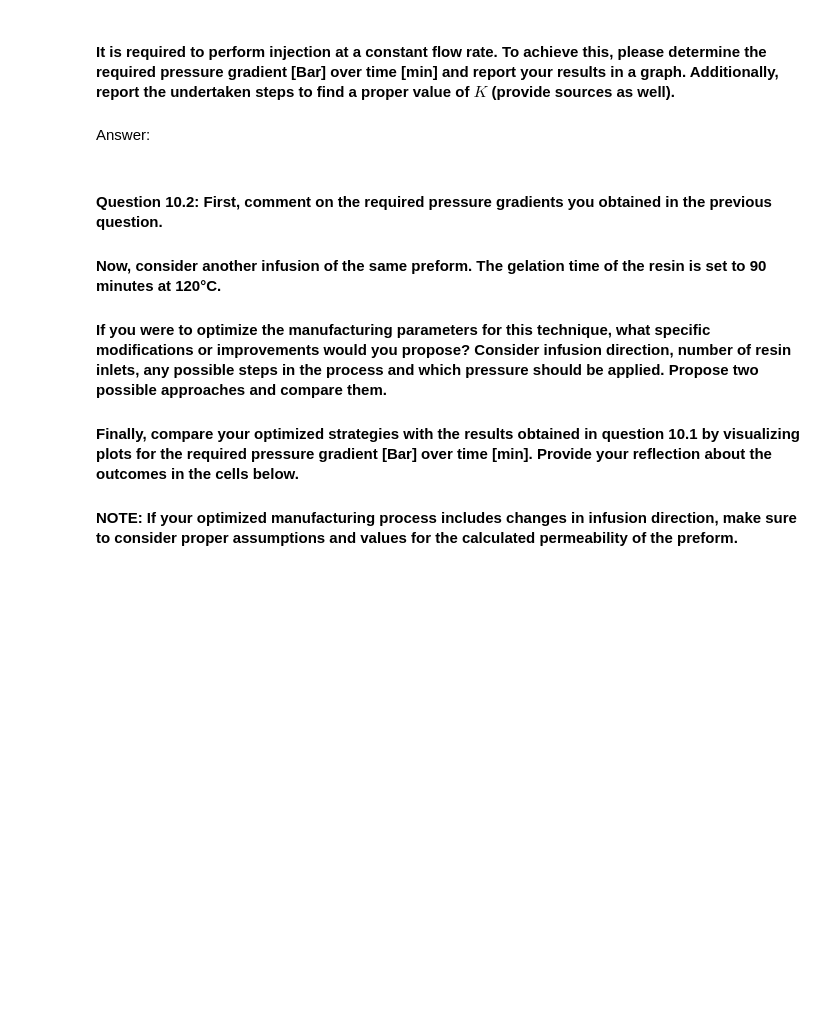
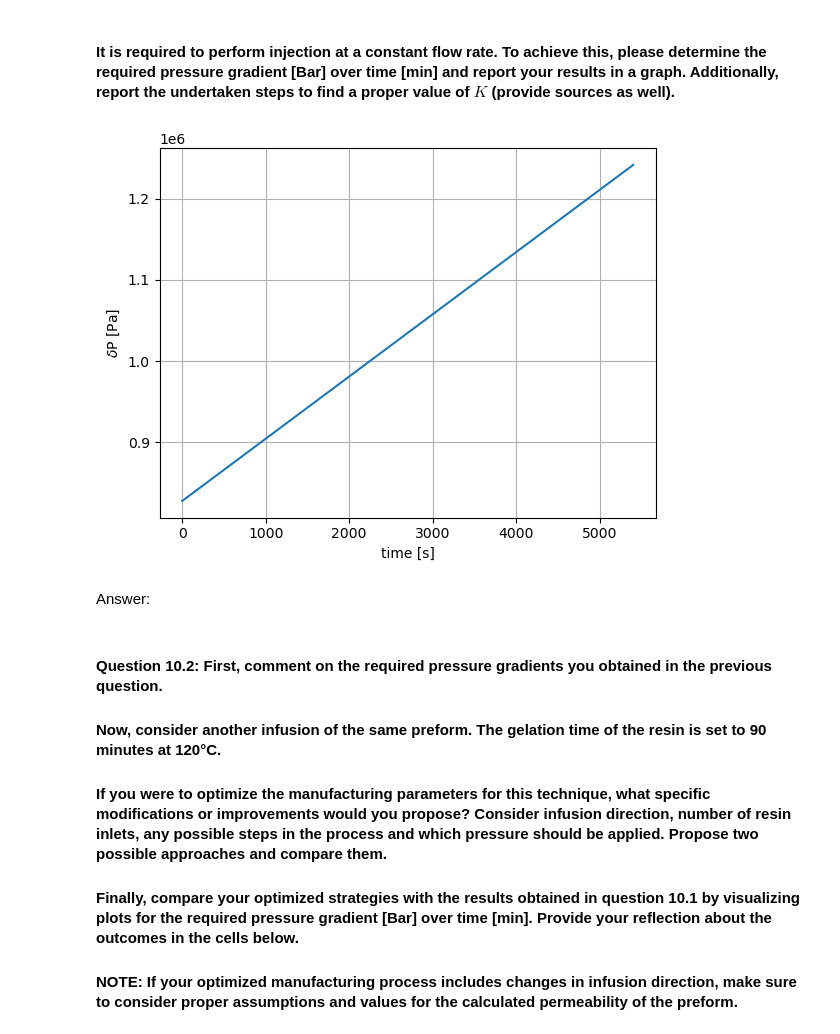
Before and after one commit to arthurstreebgreebling/PCM, a Jupyter notebook: A2 Rheokinetics/Notebook Rheokinetics.ipynb, the cells around one changed output. Saved outputs shown, nothing was run; the diff lists cells and outputs as text; code cells hidden in the pictures; blank space fills up the shorter version.

```diff
--- a/A2 Rheokinetics/Notebook Rheokinetics.ipynb
+++ b/A2 Rheokinetics/Notebook Rheokinetics.ipynb
@@ -601,6 +574,37 @@ $$ Q = \frac{K_{ij}A}{\eta L} \Delta P $$
 ![title](flow_fig.png)
 # %% [markdown]
 #### It is required to perform injection at a constant flow rate. To achieve this, please determine the required pressure gradient [Bar] over time [min] and report your results in a graph. Additionally, report the undertaken steps to find a proper value of $K$ (provide sources as well).
+# %%
+# this is a basic implementation of Kozeny-Carman assuming a UD layup (not the case) and 7 micro-meter fibres
+# the value of K is the issue here, this needs to be investigated to get the correct answer
+# I think the approach is to use a linear superposition of k_11 and k_22 based on the orientation of the layup
+# What references are required for this though?
+
+L = 1 #[m]
+gel_time = 90 * 60 # sec
+d_f = 7e-6 #[m] diameter of the fibre, just a guess for now
+v_f = 0.4 #[-] volume fraction of fibres
+fiber_network = 'square'
+
+def pressure_gradient(t, L=L, start=eta_start, stop=eta_stop, gel_time=gel_time, fiber_network=fiber_network, d_f=d_f, v_f=v_f):
+    eta = 0.03 + t * (0.045-0.03)/gel_time
+    if fiber_network == 'square':
+        C_1, C_2, v_f_max  = 57, 0.4, 0.785
+    elif fiber_network == 'hexagonal':
+        C_1, C_2, v_f_max  = 53, 0.23, 0.906
+    k_11 = (2 * d_f ** 2 / C_1) * ((1-v_f**3)/v_f**2)
+    k_22 = C_2 * (np.sqrt(v_f_max/v_f)-1) ** (5/2) * d_f **2 / 4
+    K = k_11 * (0.15+0.5) + k_22 * (0.2+0.15) # [20%@90° / 30%@+-45° / 50%@0°]
+    return L**2 * eta / (gel_time * K)
+
+t = np.linspace(0,5400,5400)
+plt.plot(t, pressure_gradient(t))
+plt.xlabel('time [s]')
+plt.ylabel('$\delta$P [Pa]')
+plt.grid()
+plt.show()
+# %% [output]
+[figure, added]
 # %% [markdown]
 Answer:
 # %% [markdown]
```
Also changed, not shown: parts of 2 cells of this notebook, 1 other file.
